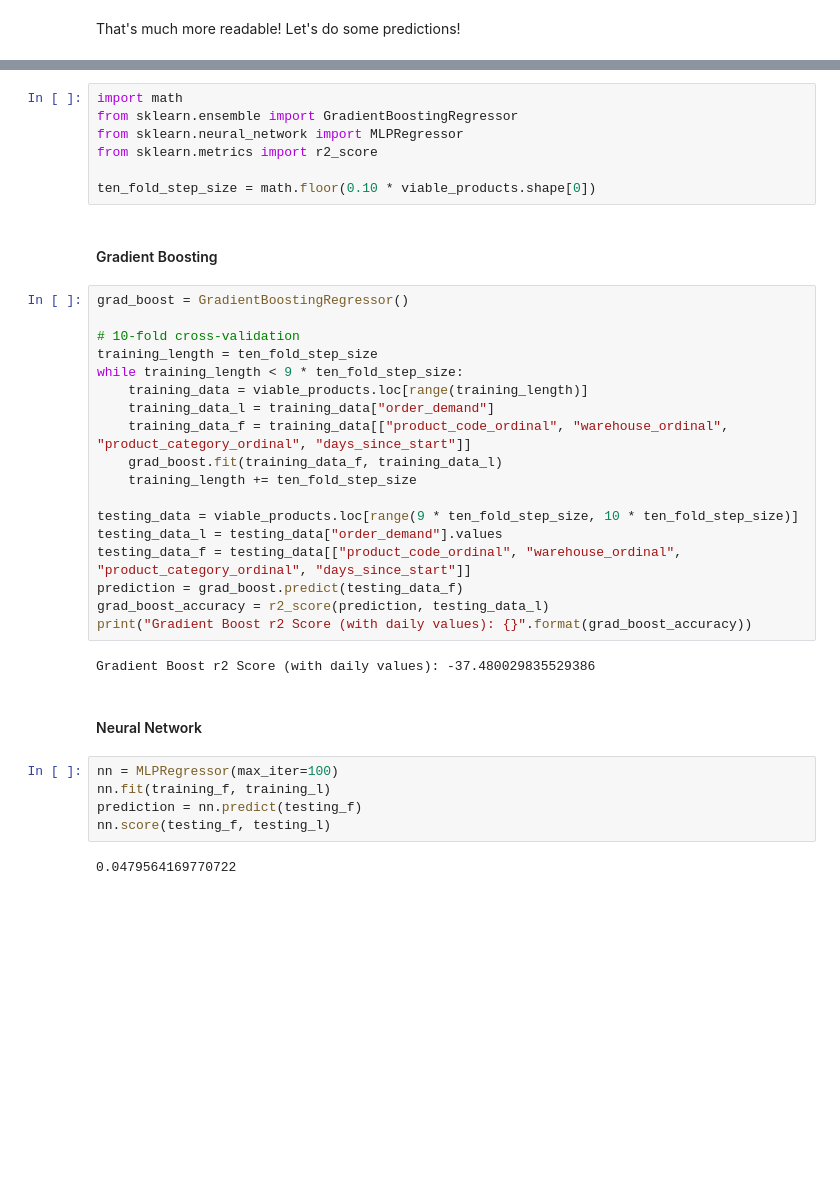
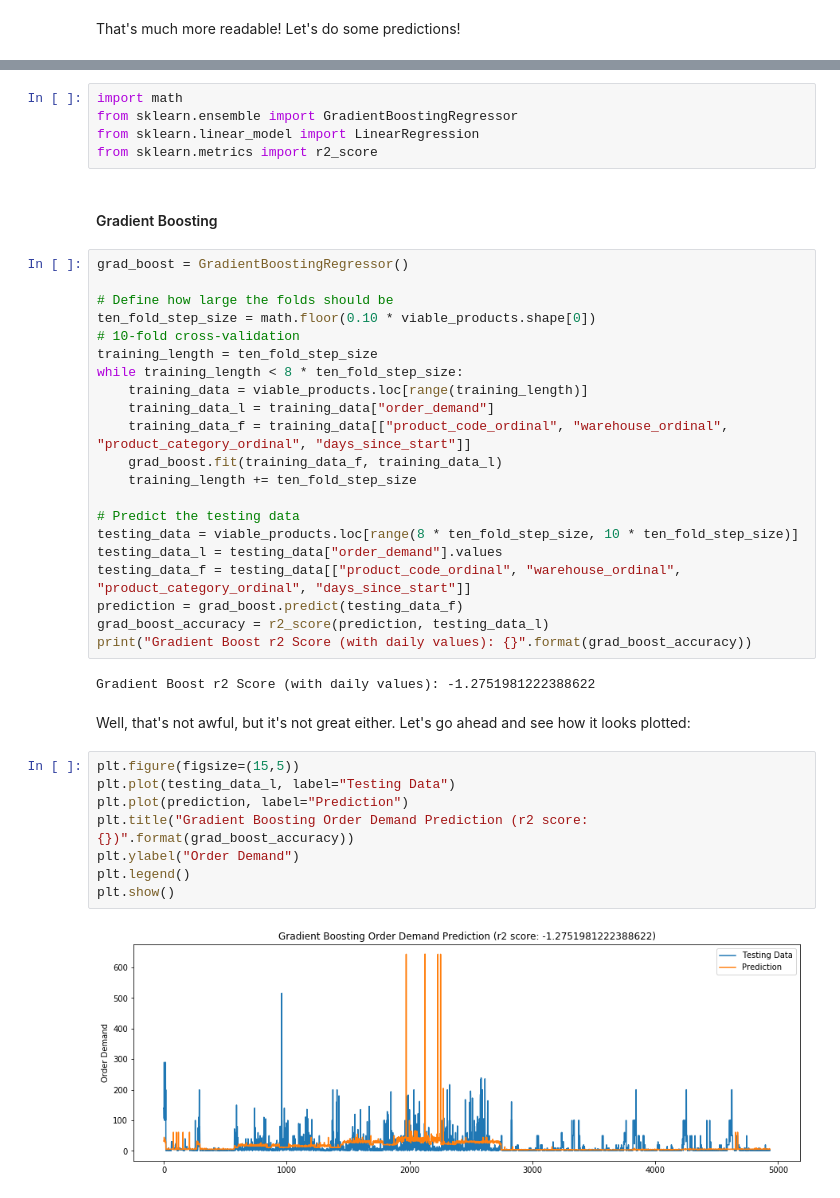
Before and after one commit to justinro-underscore/EECS731Projects, a Jupyter notebook: project5/Product Demand Analysis.ipynb, the cells around one changed output, grey strips where cells are left out. Drawn from its saved outputs; the diff is of its cells as text; blank space fills up the shorter version.

```diff
--- a/project5/Product Demand Analysis.ipynb
+++ b/project5/Product Demand Analysis.ipynb
@@ -310,38 +314,42 @@ Because we are using time series, we will tweak this just a bit. Instead of trai
 # %%
 import math
 from sklearn.ensemble import GradientBoostingRegressor
-from sklearn.neural_network import MLPRegressor
+from sklearn.linear_model import LinearRegression
 from sklearn.metrics import r2_score
-
-ten_fold_step_size = math.floor(0.10 * viable_products.shape[0])
 # %% [markdown]
 #### Gradient Boosting
 # %%
 grad_boost = GradientBoostingRegressor()
 
+# Define how large the folds should be
+ten_fold_step_size = math.floor(0.10 * viable_products.shape[0])
 # 10-fold cross-validation
 training_length = ten_fold_step_size
-while training_length < 9 * ten_fold_step_size:
+while training_length < 8 * ten_fold_step_size:
     training_data = viable_products.loc[range(training_length)]
     training_data_l = training_data["order_demand"]
     training_data_f = training_data[["product_code_ordinal", "warehouse_ordinal", "product_category_ordinal", "days_since_start"]]
     grad_boost.fit(training_data_f, training_data_l)
     training_length += ten_fold_step_size
 
-testing_data = viable_products.loc[range(9 * ten_fold_step_size, 10 * ten_fold_step_size)]
+# Predict the testing data
+testing_data = viable_products.loc[range(8 * ten_fold_step_size, 10 * ten_fold_step_size)]
 testing_data_l = testing_data["order_demand"].values
 testing_data_f = testing_data[["product_code_ordinal", "warehouse_ordinal", "product_category_ordinal", "days_since_start"]]
 prediction = grad_boost.predict(testing_data_f)
 grad_boost_accuracy = r2_score(prediction, testing_data_l)
 print("Gradient Boost r2 Score (with daily values): {}".format(grad_boost_accuracy))
 # %% [output]
-Gradient Boost r2 Score (with daily values): -37.480029835529386
+Gradient Boost r2 Score (with daily values): -1.2751981222388622
-# %% [markdown]
-#### Neural Network
-# %%
-nn = MLPRegressor(max_iter=100)
-nn.fit(training_f, training_l)
-prediction = nn.predict(testing_f)
-nn.score(testing_f, testing_l)
-# %% [output]
-0.0479564169770722
+# %% [markdown]
+Well, that's not awful, but it's not great either. Let's go ahead and see how it looks plotted:
+# %%
+plt.figure(figsize=(15,5))
+plt.plot(testing_data_l, label="Testing Data")
+plt.plot(prediction, label="Prediction")
+plt.title("Gradient Boosting Order Demand Prediction (r2 score: {})".format(grad_boost_accuracy))
+plt.ylabel("Order Demand")
+plt.legend()
+plt.show()
+# %% [output]
+[figure, added]
```
Also changed, not shown: parts of 20 cells of this notebook, 1 other file.
